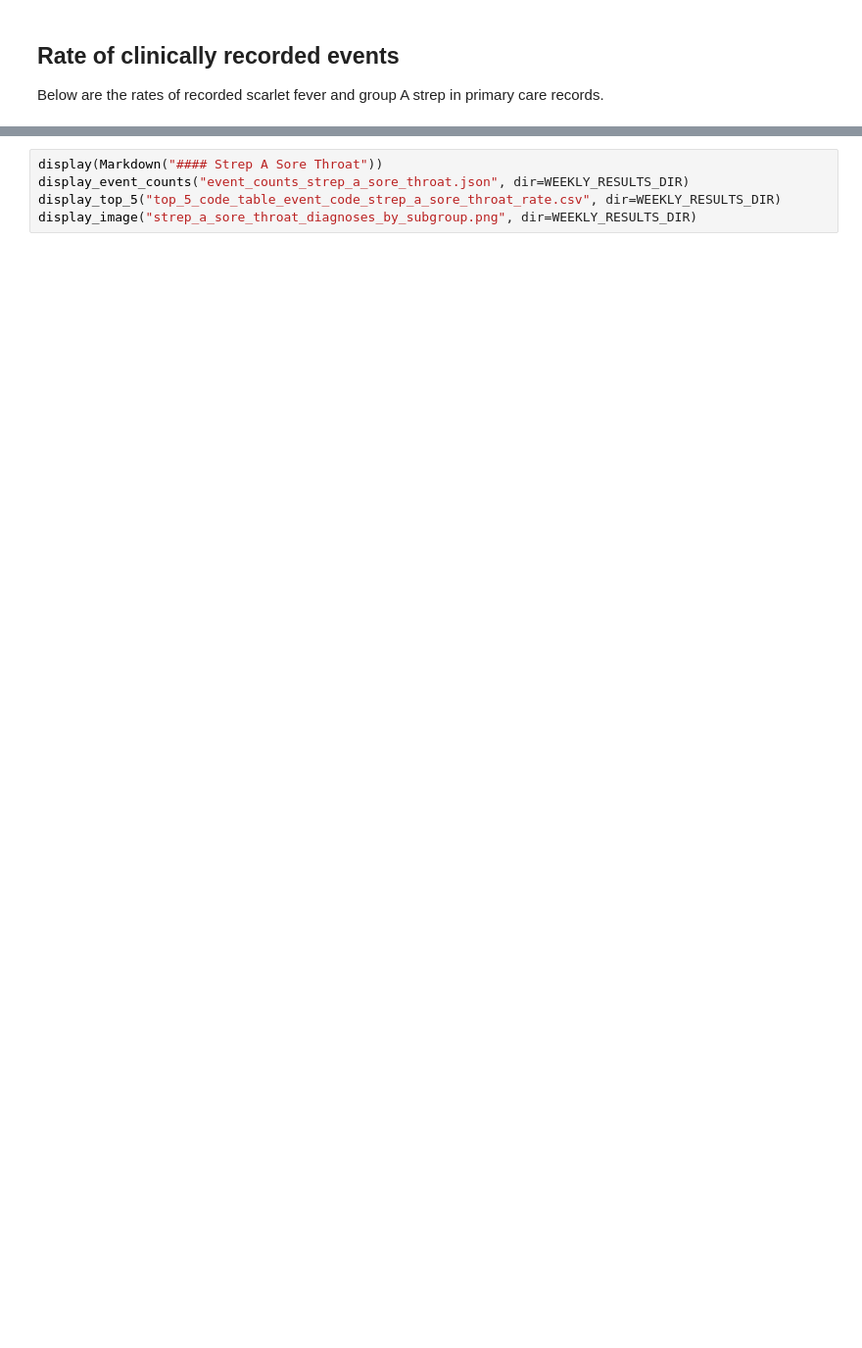
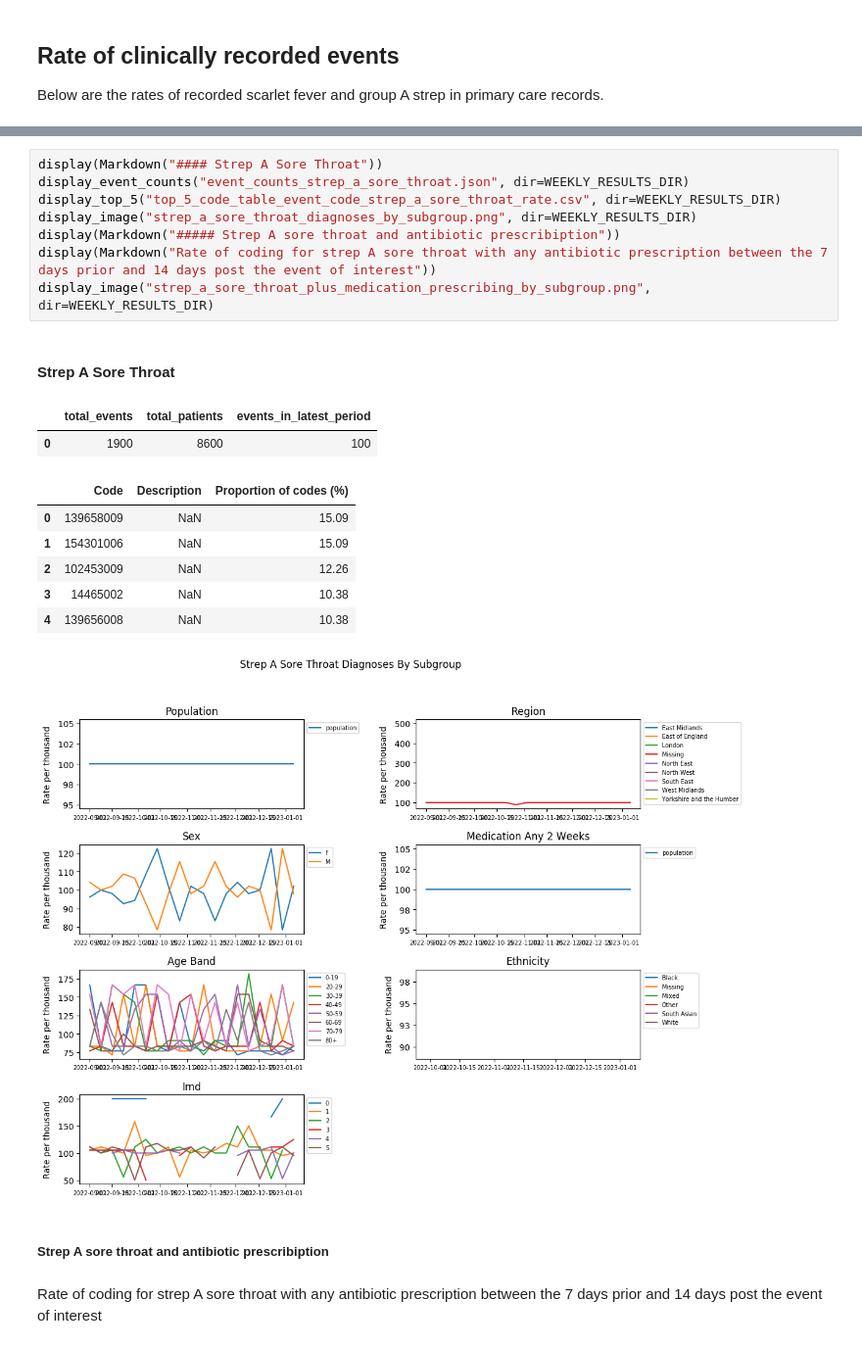
Before and after one commit to opensafely/strepa_scarlet, a Jupyter notebook: analysis/report/report_weekly.ipynb, the cells around one changed output, grey strips where cells are left out. Shown at 98% size. Drawn from its saved outputs; the diff is of its cells as text; blank space fills up the shorter version.

```diff
--- a/analysis/report/report_weekly.ipynb
+++ b/analysis/report/report_weekly.ipynb
@@ -63,5 +159,21 @@ display_image("invasive_strep_a_diagnoses_by_subgroup.png", dir=WEEKLY_RESULTS_D
 # %%
 display(Markdown("#### Strep A Sore Throat"))
 display_event_counts("event_counts_strep_a_sore_throat.json", dir=WEEKLY_RESULTS_DIR)
 display_top_5("top_5_code_table_event_code_strep_a_sore_throat_rate.csv", dir=WEEKLY_RESULTS_DIR)
 display_image("strep_a_sore_throat_diagnoses_by_subgroup.png", dir=WEEKLY_RESULTS_DIR)
+display(Markdown("##### Strep A sore throat and antibiotic prescribiption"))
+display(Markdown("Rate of coding for strep A sore throat with any antibiotic prescription between the 7 days prior and 14 days post the event of interest"))
+display_image("strep_a_sore_throat_plus_medication_prescribing_by_subgroup.png", dir=WEEKLY_RESULTS_DIR)
+# %% [output]
+#### Strep A Sore Throat
+|  | total_events | total_patients | events_in_latest_period |
+| 0 | 1900 | 8600 | 100 |
+|  | Code | Description | Proportion of codes (%) |
+| 0 | 139658009 | NaN | 15.09 |
+| 1 | 154301006 | NaN | 15.09 |
+| 2 | 102453009 | NaN | 12.26 |
+| 3 | 14465002 | NaN | 10.38 |
+| 4 | 139656008 | NaN | 10.38 |
+[figure, added]
+##### Strep A sore throat and antibiotic prescribiption
+Rate of coding for strep A sore throat with any antibiotic prescription between the 7 days prior and 14 days post the event of interest
```
Also changed, not shown: parts of 11 cells of this notebook, 3 other files.
